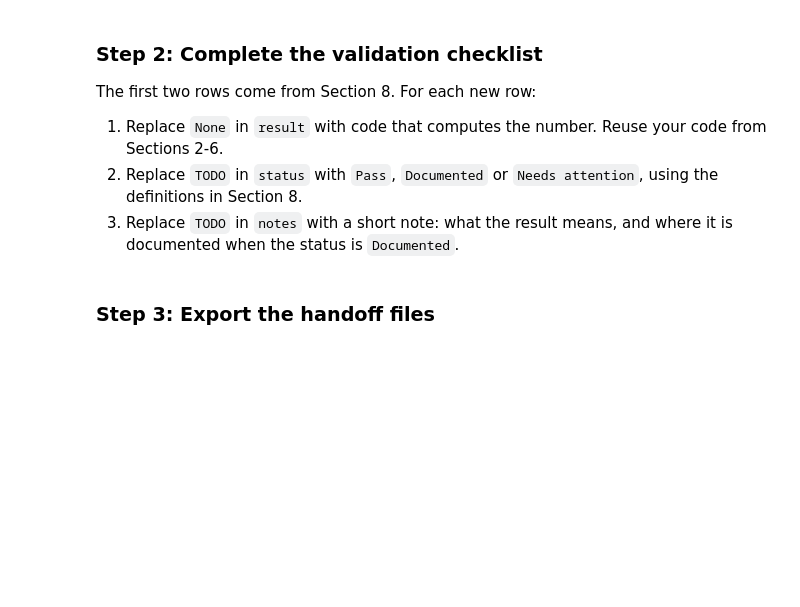
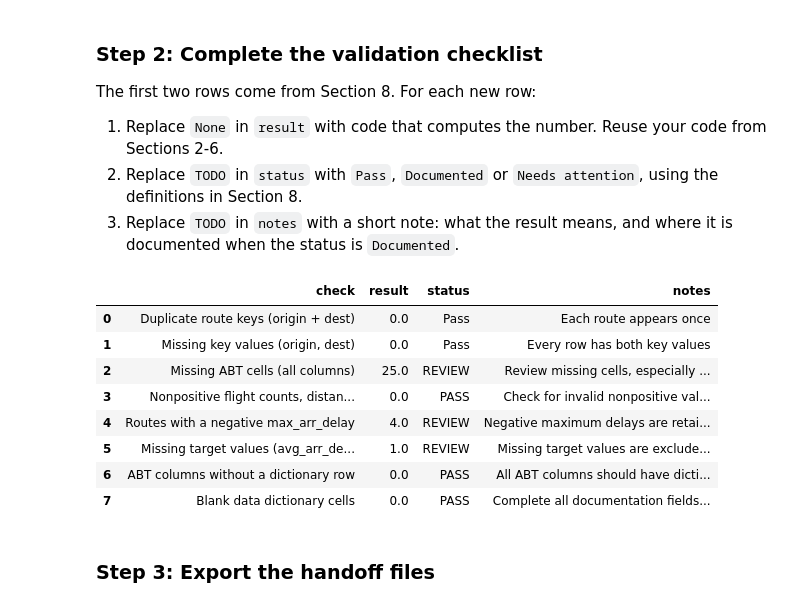
Before and after one commit to darla1209/ban6003-week-11-darla, a Jupyter notebook: notebooks/module11_abt_documentation_guided_lab.ipynb, the cells around one changed output. Saved outputs shown, nothing was run; the diff lists cells and outputs as text; code cells hidden in the pictures; blank space fills up the shorter version.

Commit message:
Complete Module 11 ABT documentation lab

```diff
--- a/notebooks/module11_abt_documentation_guided_lab.ipynb
+++ b/notebooks/module11_abt_documentation_guided_lab.ipynb
@@ -526,21 +730,81 @@ The first two rows come from Section 8. For each new row:
 # %%
 # Offline Assignment, step 2 - complete the validation checklist.
 # Hints:
 # - Missing ABT cells: .isna().sum().sum() on route_abt.
 # - Nonpositive values: add up the three Boolean checks from Section 4.
 # - Negative max_arr_delay: the condition from Your Turn 3, then .sum().
 # - ABT columns without a dictionary row: compare route_abt.columns with data_dictionary["column_name"].
 # - Blank dictionary cells: select doc_fields, .fillna(""), strip whitespace, compare to "", then sum twice.
-validation_checklist = pd.DataFrame(checklist_rows + [
-    {"check": "Missing ABT cells (all columns)", "result": None, "status": "TODO", "notes": "TODO"},
-    {"check": "Nonpositive flight counts, distances and air times", "result": None, "status": "TODO", "notes": "TODO"},
-    {"check": "Routes with a negative max_arr_delay", "result": None, "status": "TODO", "notes": "TODO"},
-    {"check": "Missing target values (avg_arr_delay)", "result": None, "status": "TODO", "notes": "TODO"},
-    {"check": "ABT columns without a dictionary row", "result": None, "status": "TODO", "notes": "TODO"},
-    {"check": "Blank data dictionary cells", "result": None, "status": "TODO", "notes": "TODO"},
-])
+missing_abt = route_abt.isna().sum().sum()
+
+nonpositive_values = (
+    (route_abt["flight_count"] <= 0).sum()
+    + (route_abt["avg_distance"] <= 0).sum()
+    + (route_abt["avg_air_time"] <= 0).sum()
+)
+
+negative_max_delay = (route_abt["max_arr_delay"] < 0).sum()
+
+missing_targets = route_abt["avg_arr_delay"].isna().sum()
+
+columns_without_dictionary = len(
+    set(route_abt.columns) - set(data_dictionary["column_name"])
+)
+
+blank_dictionary_cells = (
+    data_dictionary[doc_fields]
+    .fillna("")
+    .apply(lambda col: col.str.strip().eq(""))
+    .sum()
+    .sum()
+)
+
+results = [
+    missing_abt,
+    nonpositive_values,
+    negative_max_delay,
+    missing_targets,
+    columns_without_dictionary,
+    blank_dictionary_cells
+]
+
+notes = [
+    "Review missing cells, especially destination airport information.",
+    "Check for invalid nonpositive values.",
+    "Negative maximum delays are retained; all identified routes have one flight.",
+    "Missing target values are excluded from the average calculation.",
+    "All ABT columns should have dictionary entries.",
+    "Complete all documentation fields before handoff."
+]
+
+for i, result in enumerate(results):
+    validation_checklist.loc[
+        validation_checklist["check"] == [
+            "Missing ABT cells (all columns)",
+            "Nonpositive flight counts, distances and air times",
+            "Routes with a negative max_arr_delay",
+            "Missing target values (avg_arr_delay)",
+            "ABT columns without a dictionary row",
+            "Blank data dictionary cells"
+        ][i],
+        ["result", "status", "notes"]
+    ] = [
+        result,
+        "PASS" if result == 0 else "REVIEW",
+        notes[i]
+    ]
 
 validation_checklist
+# %% [output]
+|  | check | result | status | notes |
+| 0 | Duplicate route keys (origin + dest) | 0.0 | Pass | Each route appears once |
+| 1 | Missing key values (origin, dest) | 0.0 | Pass | Every row has both key values |
+| 2 | Missing ABT cells (all columns) | 25.0 | REVIEW | Review missing cells, especially ... |
+| 3 | Nonpositive flight counts, distan... | 0.0 | PASS | Check for invalid nonpositive val... |
+| 4 | Routes with a negative max_arr_delay | 4.0 | REVIEW | Negative maximum delays are retai... |
+| 5 | Missing target values (avg_arr_de... | 1.0 | REVIEW | Missing target values are exclude... |
+| 6 | ABT columns without a dictionary row | 0.0 | PASS | All ABT columns should have dicti... |
+| 7 | Blank data dictionary cells | 0.0 | PASS | Complete all documentation fields... |
 # %% [markdown]
 ### Step 3: Export the handoff files
 # %%
```
Also changed, not shown: parts of 31 cells of this notebook, 3 other files.
